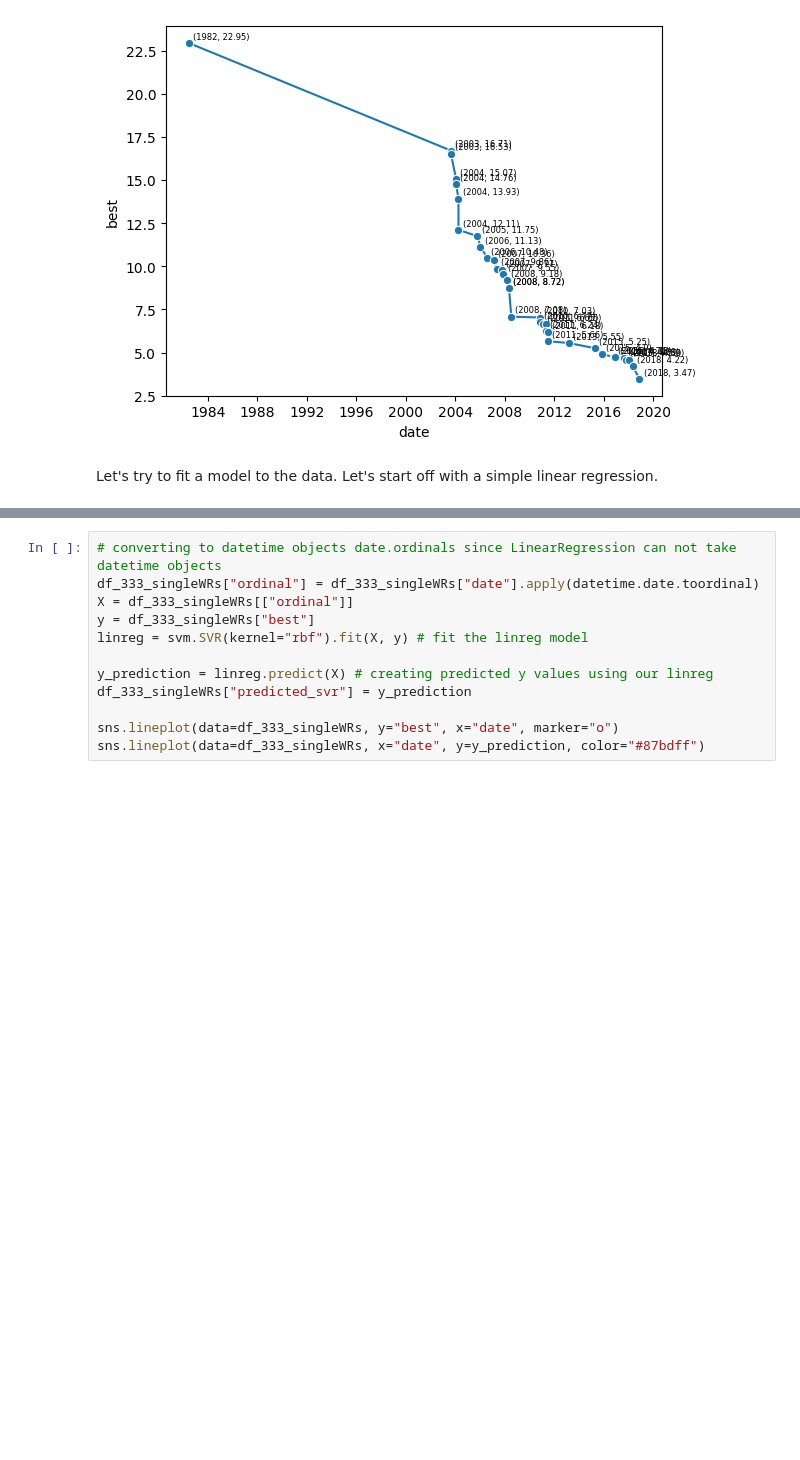
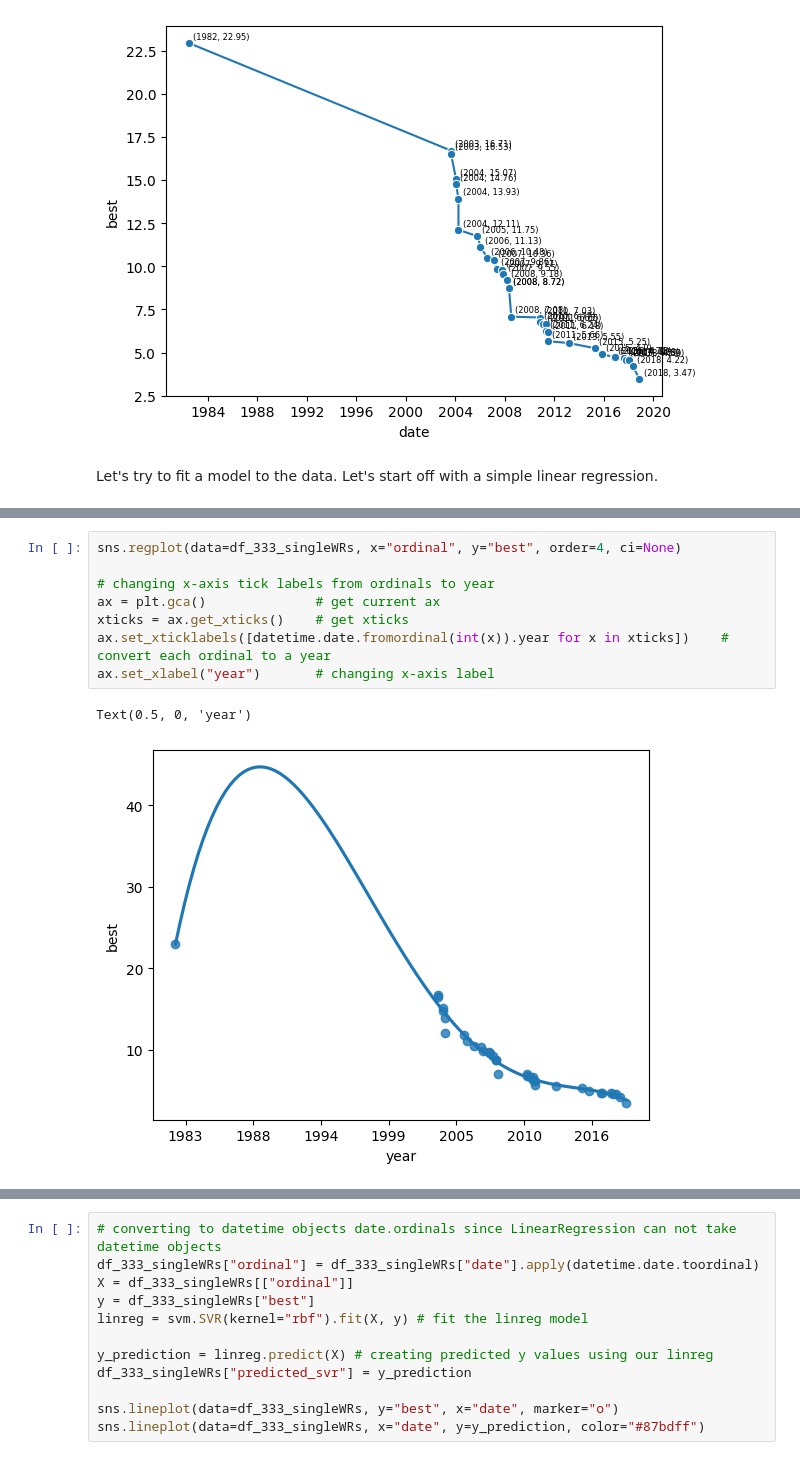
Before and after one commit to chen2li3an1/chen2li3an1.github.io, a Jupyter notebook: Final.ipynb, the cells around one changed output, grey strips where cells are left out. Cells and saved outputs as stored; diff of their text form; blank space fills up the shorter version.

```diff
--- a/Final.ipynb
+++ b/Final.ipynb
@@ -574,0 +627,11 @@ sns.lineplot(data=df_333_singleWRs, x="date", y=y_prediction, color="#87bdff")
+# %%
+sns.regplot(data=df_333_singleWRs, x="ordinal", y="best", order=4, ci=None)
+
+# changing x-axis tick labels from ordinals to year
+ax = plt.gca()              # get current ax
+xticks = ax.get_xticks()    # get xticks
+ax.set_xticklabels([datetime.date.fromordinal(int(x)).year for x in xticks])    # convert each ordinal to a year
+ax.set_xlabel("year")       # changing x-axis label
+# %% [output]
+Text(0.5, 0, 'year')
+[figure, added]
```
Also changed, not shown: parts of 21 cells of this notebook, 1 other file.
